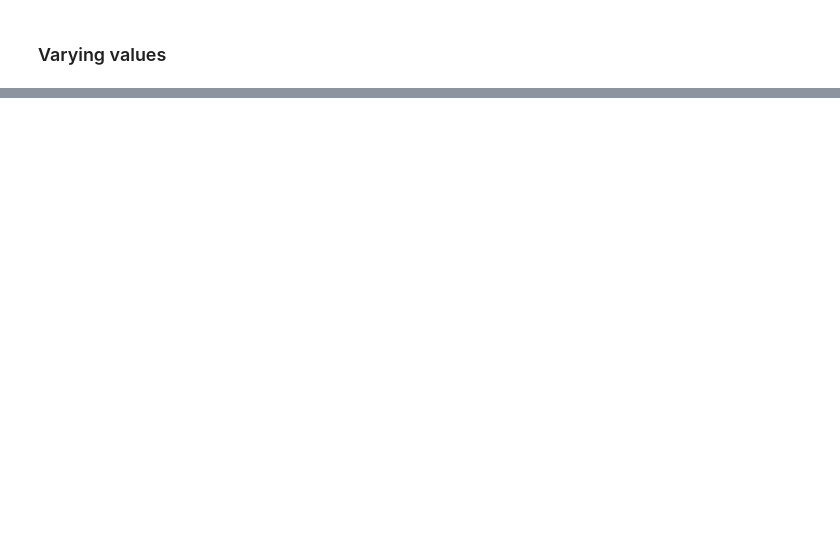
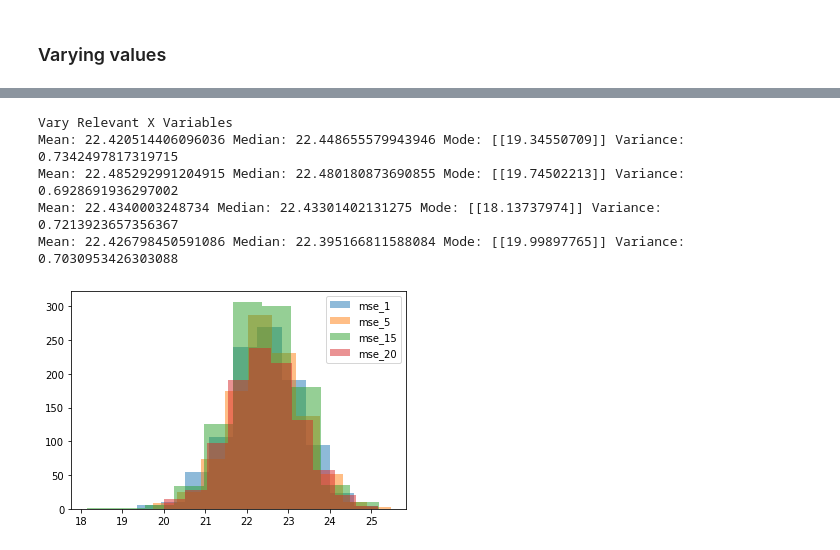
Before and after one commit to ericschulman/nonparam_vuong, a Jupyter notebook: lasso/lasso_est2.ipynb, the cells around one changed output, grey strips where cells are left out. Drawn from its saved outputs; the diff is of its cells as text; code cells hidden in the pictures; blank space fills up the shorter version.

```diff
--- a/lasso/lasso_est2.ipynb
+++ b/lasso/lasso_est2.ipynb
@@ -407,0 +527,10 @@ Mean: 3.9882861391474185 Median: 3.981144487073337 Mode: [[2.39423522]] Variance
+# %%
+print('Vary Relevant X Variables')
+vary_relevant_xvars(3)
+# %% [output]
+Vary Relevant X Variables
+Mean: 22.420514406096036 Median: 22.448655579943946 Mode: [[19.34550709]] Variance: 0.7342497817319715
+Mean: 22.485292991204915 Median: 22.480180873690855 Mode: [[19.74502213]] Variance: 0.6928691936297002
+Mean: 22.4340003248734 Median: 22.43301402131275 Mode: [[18.13737974]] Variance: 0.7213923657356367
+Mean: 22.426798450591086 Median: 22.395166811588084 Mode: [[19.99897765]] Variance: 0.7030953426303088
+[figure, added]
```
Also changed, not shown: parts of 24 cells of this notebook, 1 other file.
